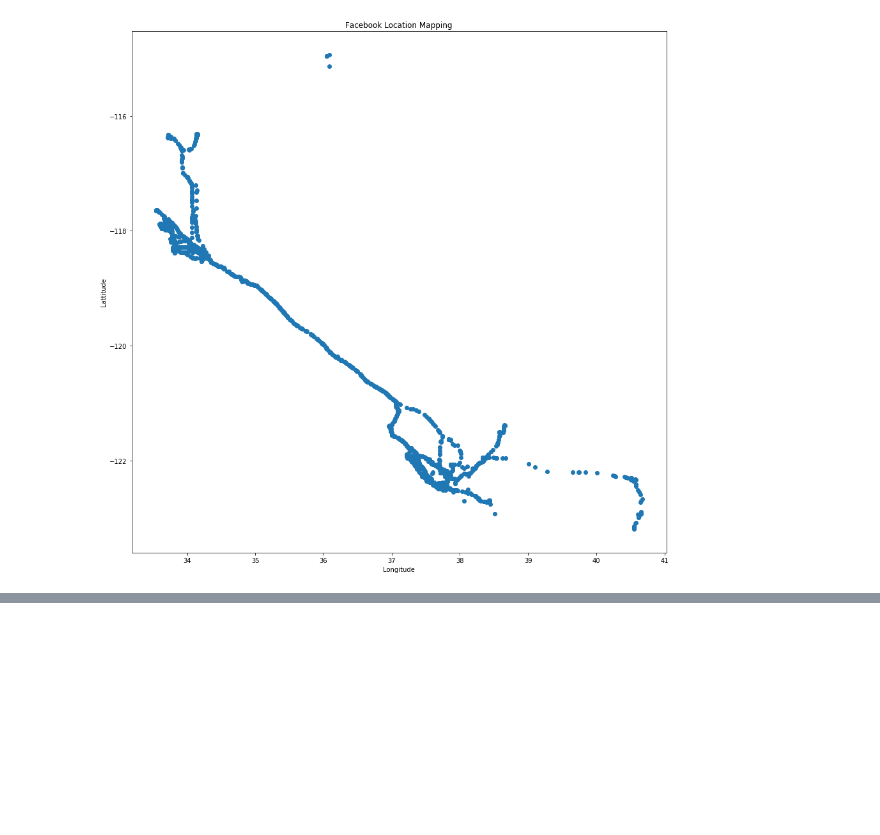
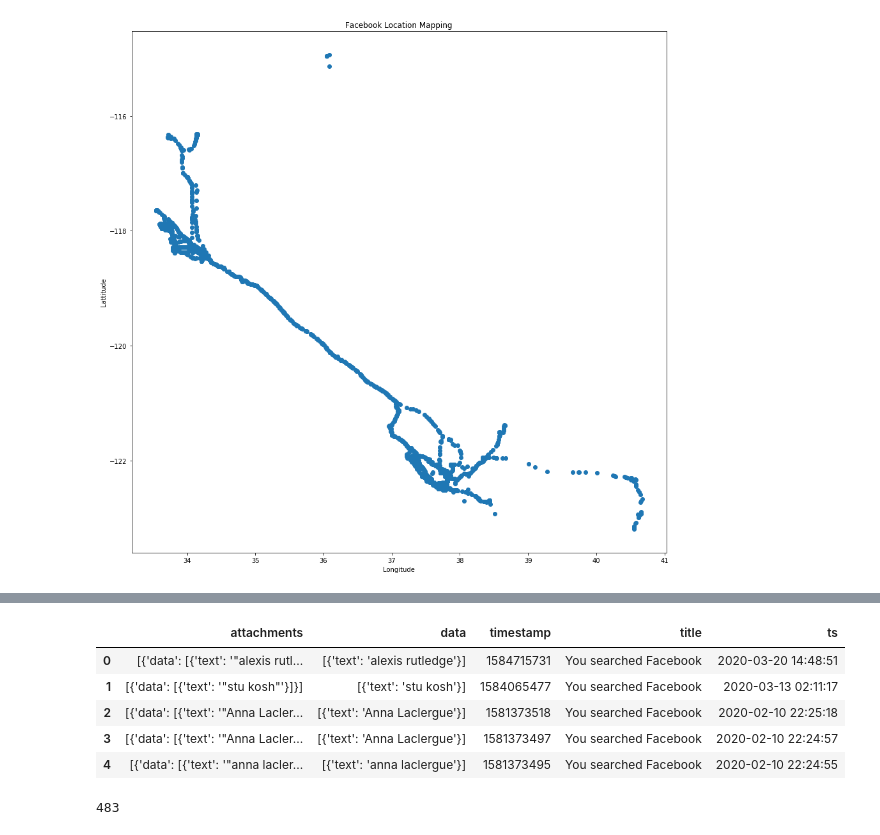
Before and after one commit to Tyler-Owen-Morris/capstone1, a Jupyter notebook: Facebook_EDA.ipynb, the cells around one changed output, grey strips where cells are left out. Saved outputs shown, nothing was run; the diff lists cells and outputs as text; code cells hidden in the pictures; blank space fills up the shorter version.

```diff
--- a/Facebook_EDA.ipynb
+++ b/Facebook_EDA.ipynb
@@ -142,0 +163,11 @@ plt.savefig('raw_location_plot2.png')
+# %%
+searches_df = pd.DataFrame(search_hist_table.find_one()['searches'])
+searches_df['ts'] = pd.to_datetime(searches_df['timestamp'], unit='s')
+searches_df.head()
+# %% [output]
+|  | attachments | data | timestamp | title | ts |
+| 0 | [{'data': [{'text': '"alexis rutl... | [{'text': 'alexis rutledge'}] | 1584715731 | You searched Facebook | 2020-03-20 14:48:51 |
+| 1 | [{'data': [{'text': '"stu kosh"'}]}] | [{'text': 'stu kosh'}] | 1584065477 | You searched Facebook | 2020-03-13 02:11:17 |
+| 2 | [{'data': [{'text': '"Anna Lacler... | [{'text': 'Anna Laclergue'}] | 1581373518 | You searched Facebook | 2020-02-10 22:25:18 |
+| 3 | [{'data': [{'text': '"Anna Lacler... | [{'text': 'Anna Laclergue'}] | 1581373497 | You searched Facebook | 2020-02-10 22:24:57 |
+| 4 | [{'data': [{'text': '"anna lacler... | [{'text': 'anna laclergue'}] | 1581373495 | You searched Facebook | 2020-02-10 22:24:55 |
@@ -142,0 +185,16 @@ plt.savefig('raw_location_plot2.png')
+# %%
+searchCount_dict = {}
+for search in searches_txt:
+    if search in searchCount_dict:
+        searchCount_dict[search] += 1
+    else:
+        searchCount_dict[search] = 1
+print(len(searchCount_dict), "\n")
+#print(searchCount_dict)
+#sorted_search_dict = sorted(searchCount_dict.values(), reverse=True)
+#print(sorted_search_dict)
+#print(sorted(searchCount_dict.values(), reverse=True))
+# for k, v in sorted(searchCount_dict.items(), reverse=True) :
+#      print(k , " ::" , v )
+# %% [output]
+483
```
Also changed, not shown: parts of 9 cells of this notebook, 5 other files.
